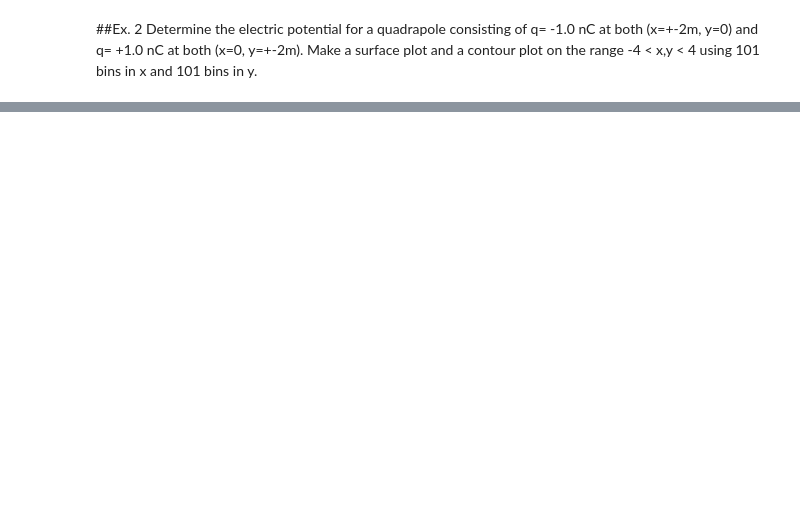
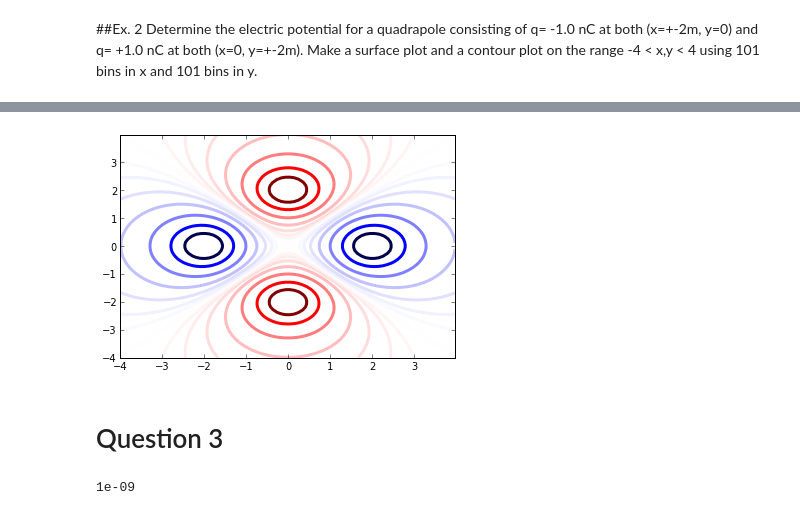
Before and after one commit to advice/PHYS-202-S13, a Jupyter notebook: Week4/3D Plotting & Functions.ipynb, the cells around one changed output, grey strips where cells are left out. Drawn from its saved outputs; the diff is of its cells as text; code cells hidden in the pictures; blank space fills up the shorter version.

```diff
--- a/Week4/3D Plotting & Functions.ipynb
+++ b/Week4/3D Plotting & Functions.ipynb
@@ -70,0 +73,9 @@ cb = fig.colorbar(p,shrink=0.55)
+# %%
+levels = array([16,8,4,2,1,0.5,0.25,0,-0.25,-0.5,-1,-2,-4,-8,-16])
+contour(X,Y,V,levels, linewidths=3, cmap=cm.seismic)
+show()
+# %% [output]
+[figure, added]
+# %% [markdown]
+Question 3
+==
@@ -70,0 +87,6 @@ cb = fig.colorbar(p,shrink=0.55)
+# %%
+x = 1.; y = 1.
+V11 = pointPotential(x,y,1e-9,0.,0.)
+print V11
+# %% [output]
+1e-09
```
Also changed, not shown: parts of 13 cells of this notebook.
